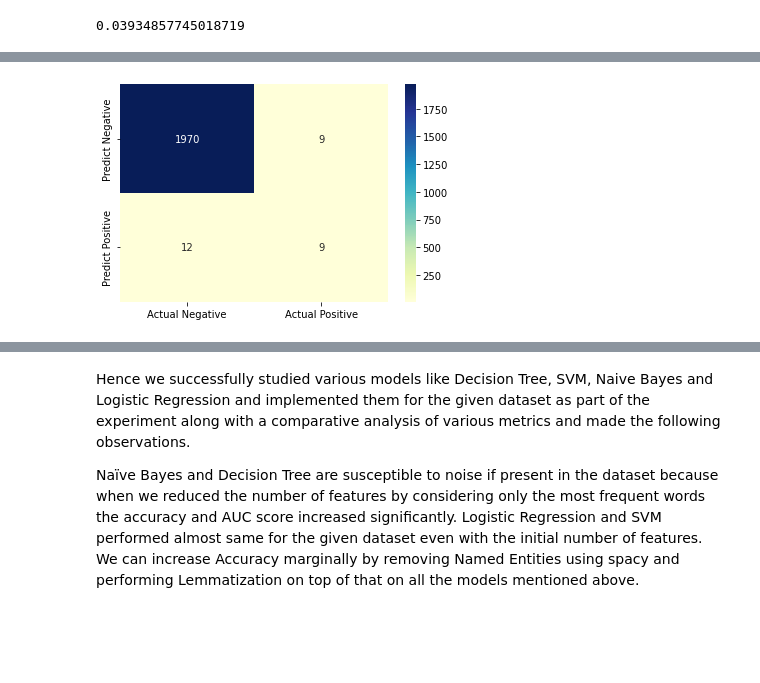
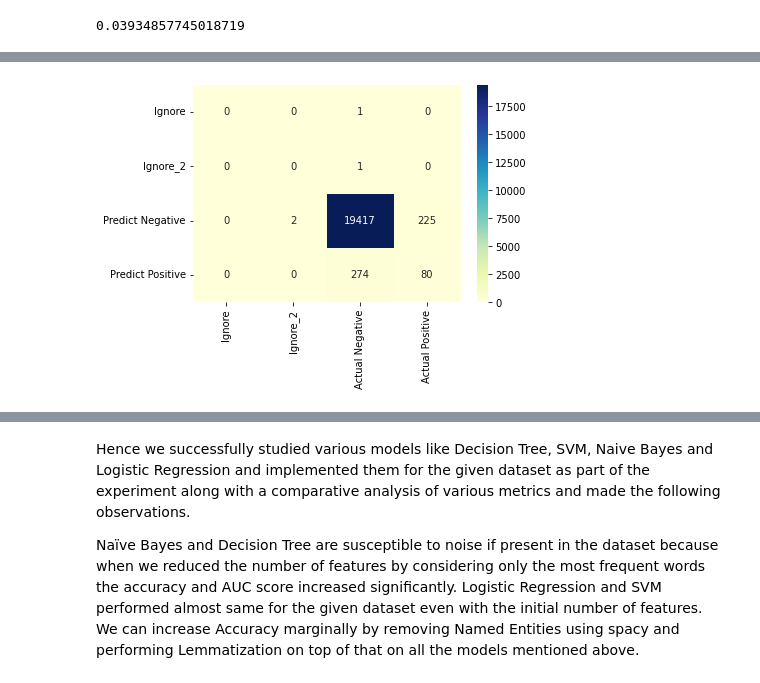
Before and after one commit to yobeze/AirBnb-Profit_Model, a Jupyter notebook: nlp_testing.ipynb, the cells around one changed output, grey strips where cells are left out. Cells and saved outputs as stored; diff of their text form; code cells hidden in the pictures; blank space fills up the shorter version.

```diff
--- a/nlp_testing.ipynb
+++ b/nlp_testing.ipynb
@@ -372,7 +356,7 @@ print(correlation)
 from sklearn.feature_extraction.text import TfidfVectorizer
 
 #Settings for count vectorizer
-tfidf_vectorizer = TfidfVectorizer(use_idf=True, max_features = 100000)
+tfidf_vectorizer = TfidfVectorizer(use_idf=True, max_features = 2000)
 
 #Send all docs here
 tfidf_vectorizer_vectors = tfidf_vectorizer.fit_transform(docs)
@@ -393,0 +390,4 @@ NameError: name 'df_merged' is not defined
+# %%
+df_train_set["sentiment_scores"] = df_train_set["comments"].apply(lambda x: SIA.polarity_scores(x))
+df_train_set = pd.concat([df_train_set.drop(['sentiment_scores'], axis = 1), df_train_set['sentiment_scores'].apply(pd.Series)], axis = 1)
+df_train_set.head()
@@ -395,7 +404,7 @@ NameError: name 'df_merged' is not defined
 # tfidf_vectorizer.get_feature_names()
 df_train_set.drop_duplicates(inplace=True)
 X = tfidf_vectorizer_vectors.toarray()
-Y = df_train_set['review_scores_rating'].astype(int)[:200000]
+Y = df_train_set['review_scores_rating'].astype(int)[:100000]
 # %%
 len(X[0])
 # %% [output]
@@ -409,4 +418,4 @@ from sklearn.tree import DecisionTreeClassifier
 
 SEED = 123
 
-X_train, X_test, y_train, y_test = train_test_split(X, Y, test_size = 0.2, random_state = SEED, stratify = Y)
+X_train, X_test, y_train, y_test = train_test_split(X, Y, test_size = 0.2, random_state = SEED)
@@ -436,12 +453,12 @@ weighted avg       0.99      0.99      0.99      2000
 # %%
 cm = confusion_matrix(y_test, y_pred_test)
 #print('Confusion matrix\n', cm)
-cm_matrix = pd.DataFrame(data=cm, columns=['Actual Negative', 'Actual Positive'],
-                        index=['Predict Negative', 'Predict Positive'])
+cm_matrix = pd.DataFrame(data=cm, columns=['Ignore', 'Ignore_2', 'Actual Negative', 'Actual Positive'],
+                        index=['Ignore', 'Ignore_2', 'Predict Negative', 'Predict Positive'])
 sns.heatmap(cm_matrix, annot=True, fmt='d', cmap='YlGnBu')
 plt.show()
 # %% [output]
-[figure, old version]
+[figure, new version]
 # %%
 from sklearn.naive_bayes import GaussianNB
 gnb = GaussianNB()
```
Also changed, not shown: parts of 45 cells of this notebook.
